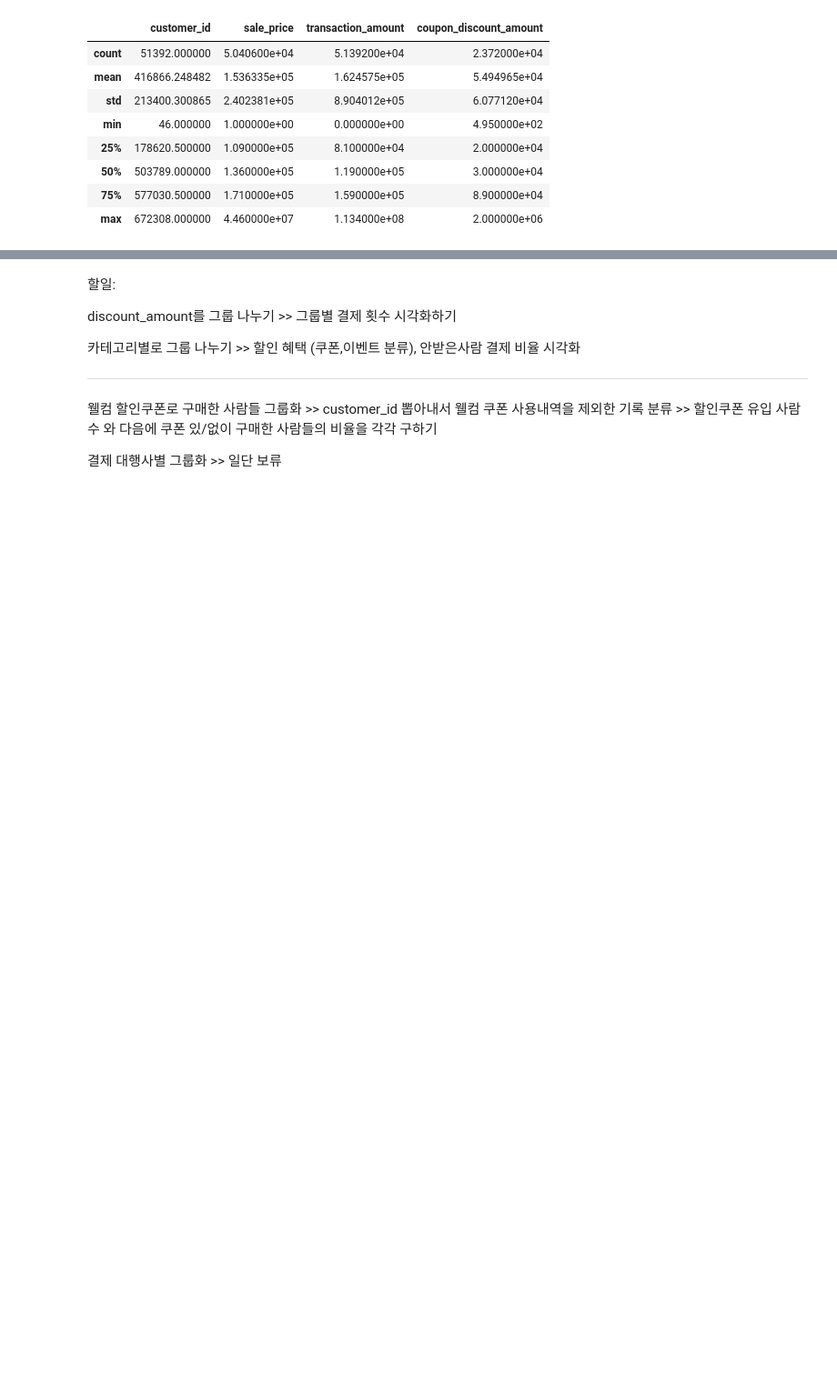
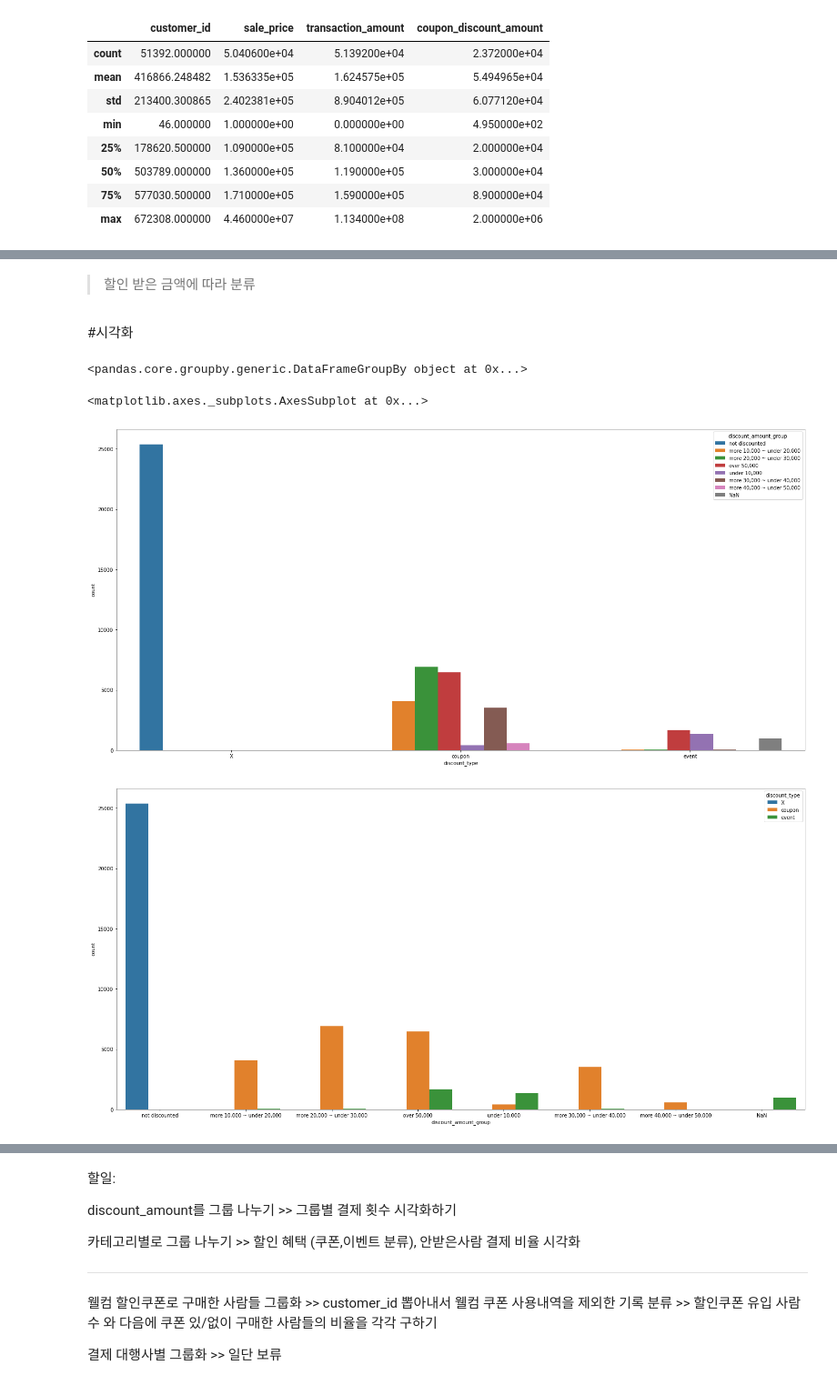
Before and after one commit to Kim-SeongSu/Self-study_and_Review, a Jupyter notebook: project/미니프로젝트_김성수.ipynb, the cells around one changed output, grey strips where cells are left out. Shown at 91% size. Saved outputs shown, nothing was run; the diff lists cells and outputs as text; code cells hidden in the pictures; blank space fills up the shorter version.

Commit message:
feat: update mini project 0513
add visualize

```diff
--- a/project/미니프로젝트_김성수.ipynb
+++ b/project/미니프로젝트_김성수.ipynb
@@ -375,0 +221,31 @@ df_onlypay2.describe()
+# %% [markdown]
+>할인 받은 금액에 따라 분류
+# %%
+#할인 받은 금액에 따라 분류하는 함수 만들기
+def func(x):
+  if x == 0:
+    return "not discounted"
+  elif x < 10000:
+    return "under 10,000"
+  elif x < 20000:
+    return "more 10,000 ~ under 20,000"
+  elif x < 30000:
+    return "more 20,000 ~ under 30,000"
+  elif x < 40000:
+    return "more 30,000 ~ under 40,000"
+  elif x < 50000:
+    return "more 40,000 ~ under 50,000"
+  elif x >= 50000:
+    return "over 50,000"
+  else:
+    return "NaN"
+
+df_onlypay['discount_amount_group'] = (df_onlypay['discounted_amount']).apply(func)
+# %% [markdown]
+#시각화
+# %%
+df_total_revenue = df_onlypay[['transaction_amount','discount_type','discount_amount_group']]
+
+df_total_revenue.groupby('discount_amount_group')
+# %% [output]
+<pandas.core.groupby.generic.DataFrameGroupBy object at 0x...>
@@ -375,0 +254,10 @@ df_onlypay2.describe()
+# %%
+fig = plt.figure(figsize=(25,12))
+sns.countplot('discount_type',hue='discount_amount_group', data = df_total_revenue)
+
+fig = plt.figure(figsize=(25,12))
+sns.countplot('discount_amount_group',hue='discount_type', data = df_total_revenue)
+# %% [output]
+<matplotlib.axes._subplots.AxesSubplot at 0x...>
+[figure, added]
+[figure, added]
```
Also changed, not shown: parts of 37 cells of this notebook.
